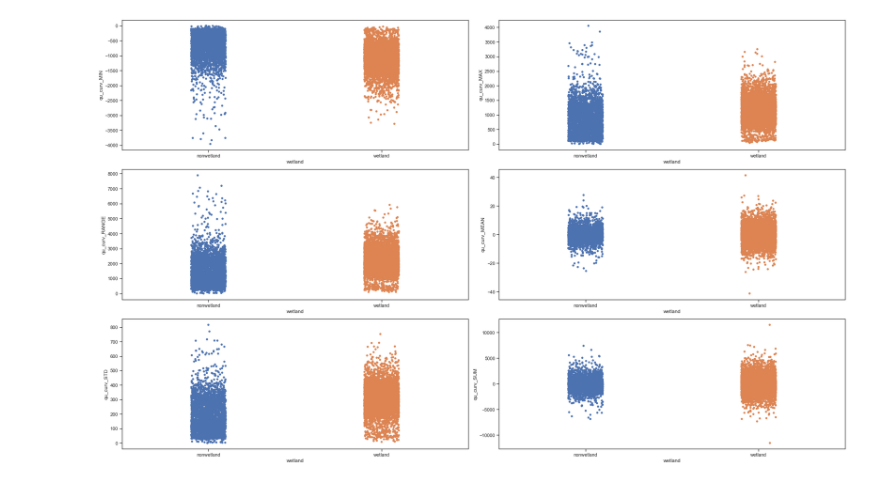
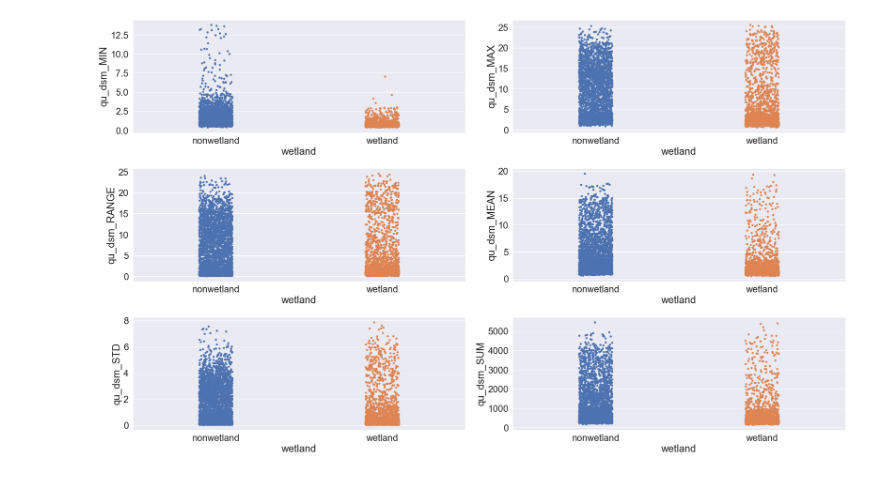
Before and after one commit to michael-suggs/earth-science-svsm, a Jupyter notebook: Aiden Mac DataFrame_CatNum.ipynb, the cells around one changed output. Cells and saved outputs as stored; diff of their text form; code cells hidden in the pictures.

```diff
--- a/Aiden Mac DataFrame_CatNum.ipynb
+++ b/Aiden Mac DataFrame_CatNum.ipynb
@@ -52,36 +52,39 @@ while loop == True:
 sns.set_theme(style="ticks", color_codes=True)
 
 
-compare_data = qu_curv #Put the variable you wish to compare here.
+compare_data = qu_dsm #Put the variable you wish to compare here.
 column_num = 0
+
+sns.set(font_scale=2)
+
 fig, axs = plt.subplots (3, 2, figsize=(25, 15))
 
 y = compare_data[compare_data.columns[column_num]]
 g = sns.stripplot(x='wetland', y=y, data=dfes, ax=axs[0,0])
 column_num += 1
 
 y = compare_data[compare_data.columns[column_num]]
 g = sns.stripplot(x='wetland', y=y, data=dfes, ax=axs[0,1])
 column_num += 1
 
 y = compare_data[compare_data.columns[column_num]]
 g = sns.stripplot(x='wetland', y=y, data=dfes, ax=axs[1,0])
 column_num += 1
 
 y = compare_data[compare_data.columns[column_num]]
 g = sns.stripplot(x='wetland', y=y, data=dfes, ax=axs[1,1])
 column_num += 1
 
 y = compare_data[compare_data.columns[column_num]]
 g = sns.stripplot(x='wetland', y=y, data=dfes, ax=axs[2,0])
 column_num += 1
 
 y = compare_data[compare_data.columns[column_num]]
 g = sns.stripplot(x='wetland', y=y, data=dfes, ax=axs[2,1])
 column_num += 1
 
 
 
 plt.tight_layout()
 # %% [output]
-[figure, old version]
+[figure, new version]
```
Also changed, not shown: parts of 1 cell of this notebook.
